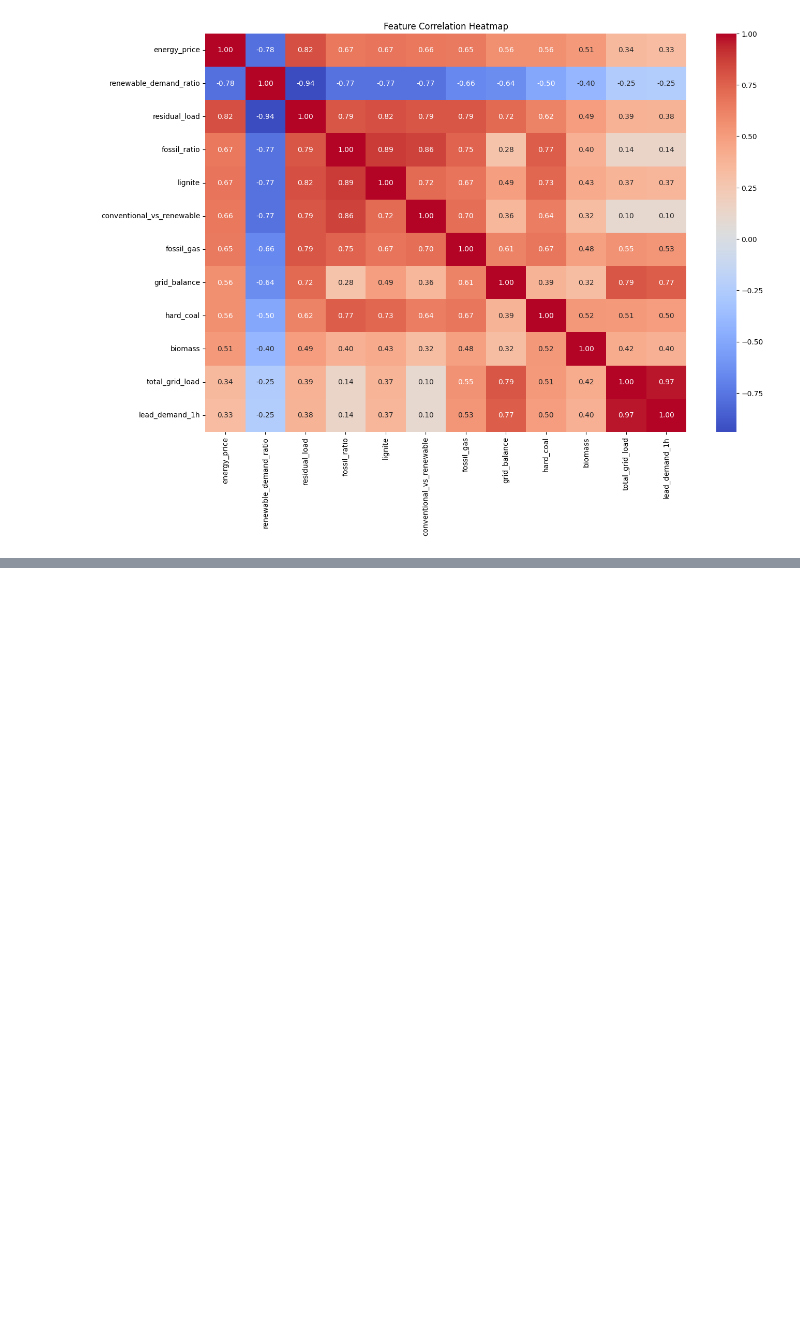
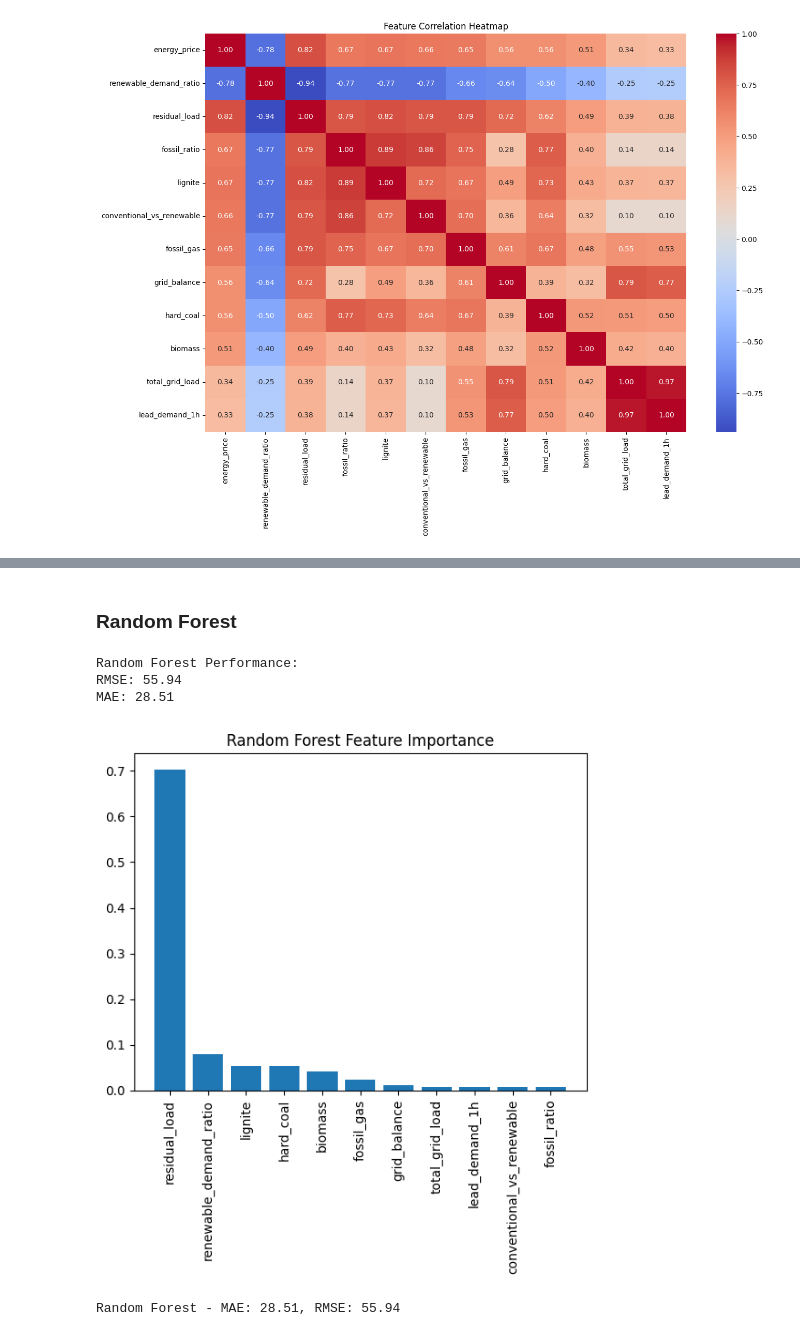
Before and after one commit to apostleoffinance/Energy-Price-Forecast, a Jupyter notebook: Notebooks/forecast_model.ipynb, the cells around one changed output, grey strips where cells are left out. Cells and saved outputs as stored; diff of their text form; code cells hidden in the pictures; blank space fills up the shorter version.

```diff
--- a/Notebooks/forecast_model.ipynb
+++ b/Notebooks/forecast_model.ipynb
@@ -160,0 +224,36 @@ X
+# %% [markdown]
+### Random Forest
+# %%
+# Train Random Forest model
+rf_model = RandomForestRegressor(
+    n_estimators=100,
+    max_depth=10,
+    random_state=42
+    )
+
+rf_model.fit(X_train, y_train)
+
+# Predict
+y_pred_rf = rf_model.predict(X_test)
+
+# Evaluate
+mae_rf = mean_absolute_error(y_test, y_pred_rf)
+rmse_rf = root_mean_squared_error(y_test, y_pred_rf)
+print("Random Forest Performance:")
+print(f"RMSE: {rmse_rf:.2f}")
+print(f"MAE: {mae_rf:.2f}")
+
+# Feature importance
+importances = rf_model.feature_importances_
+feature_importance_rf = pd.Series(importances, index=selected_features).sort_values(ascending=False)
+plt.bar(feature_importance_rf.index, feature_importance_rf)
+plt.xticks(rotation=90)
+plt.title("Random Forest Feature Importance")
+plt.show()
+print(f"Random Forest - MAE: {mae_rf:.2f}, RMSE: {rmse_rf:.2f}")
+# %% [output]
+Random Forest Performance:
+RMSE: 55.94
+MAE: 28.51
+[figure, added]
+Random Forest - MAE: 28.51, RMSE: 55.94
```
Also changed, not shown: parts of 13 cells of this notebook, 1 other file.
